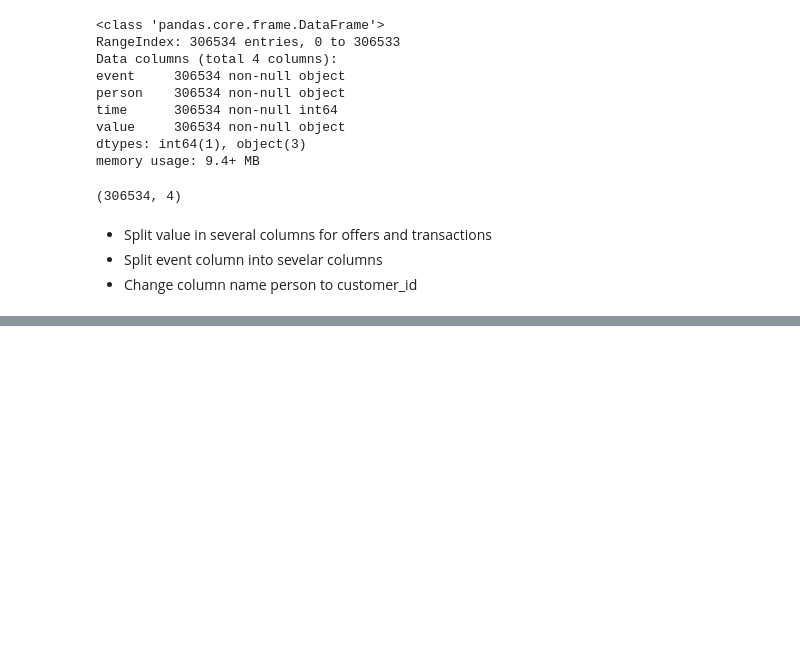
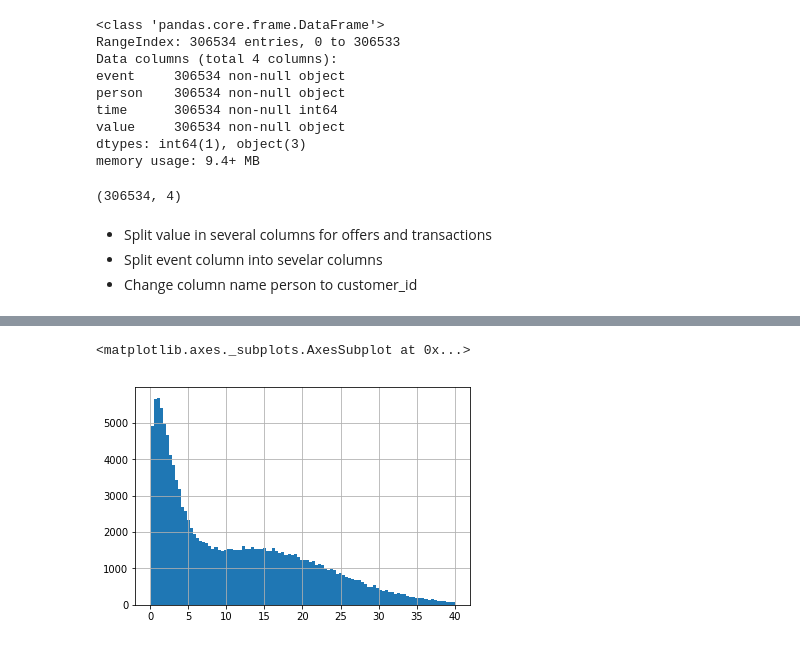
Before and after one commit to aproano2/notebooks, a Jupyter notebook: data-scientist/starbucks/Starbucks_Capstone_notebook.ipynb, the cells around one changed output, grey strips where cells are left out. Cells and saved outputs as stored; diff of their text form; code cells hidden in the pictures; blank space fills up the shorter version.

Commit message:
finished data cleaning

```diff
--- a/data-scientist/starbucks/Starbucks_Capstone_notebook.ipynb
+++ b/data-scientist/starbucks/Starbucks_Capstone_notebook.ipynb
@@ -208,0 +307,3 @@ transcript.shape
+# %%
+# Change the name of person column to customer_id
+transcript_clean.rename(columns={'person':'customer_id'}, inplace=True)
@@ -208,0 +335,4 @@ transcript.shape
+# %%
+trans_prof = pd.merge(transcript_clean, profile_clean, on='customer_id', how="left")
+# %%
+df = pd.merge(trans_prof, portfolio_clean, on='offer_id', how='left')
@@ -208,0 +385,7 @@ transcript.shape
+# %%
+perc99 = df[df.event_transaction == 1].amount.quantile(0.99)
+# %%
+df[df.event_transaction == 1][df.amount <= perc99].amount.hist(bins=100)
+# %% [output]
+<matplotlib.axes._subplots.AxesSubplot at 0x...>
+[figure, added]
```
Also changed, not shown: parts of 36 cells of this notebook.
